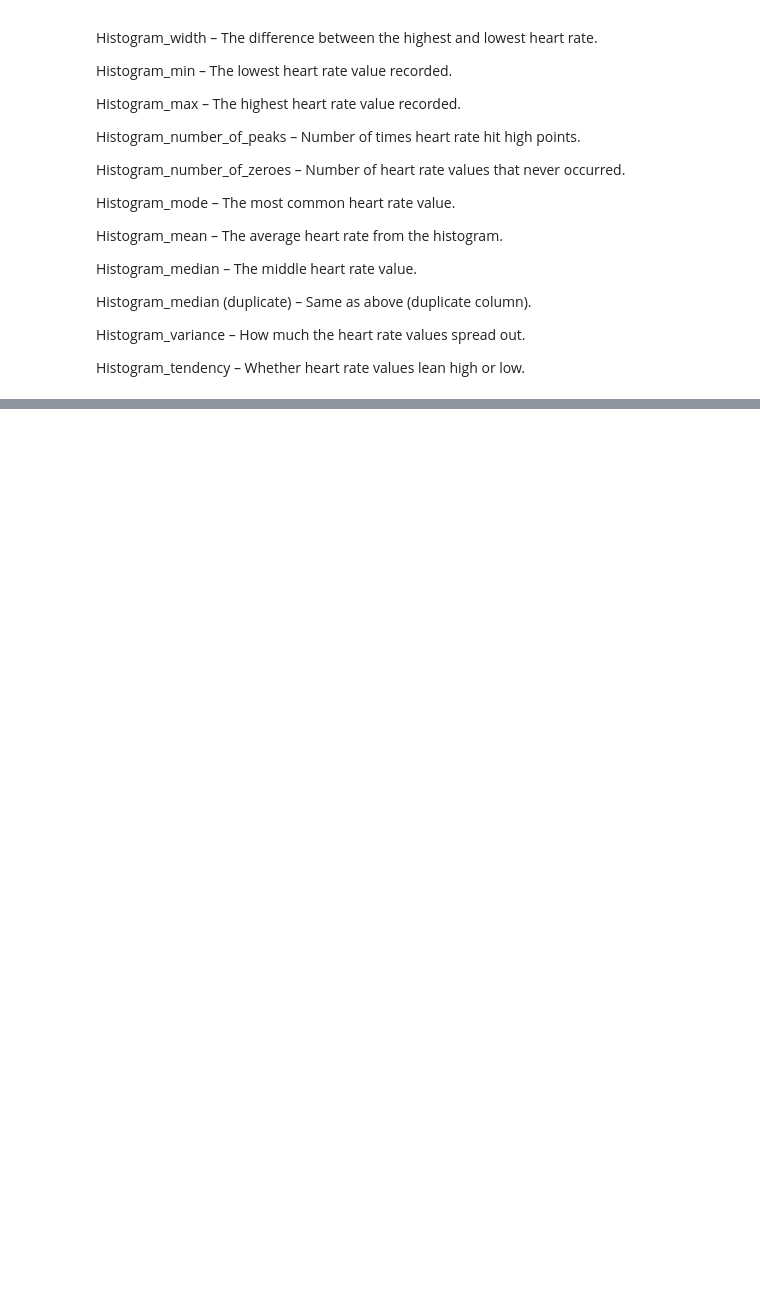
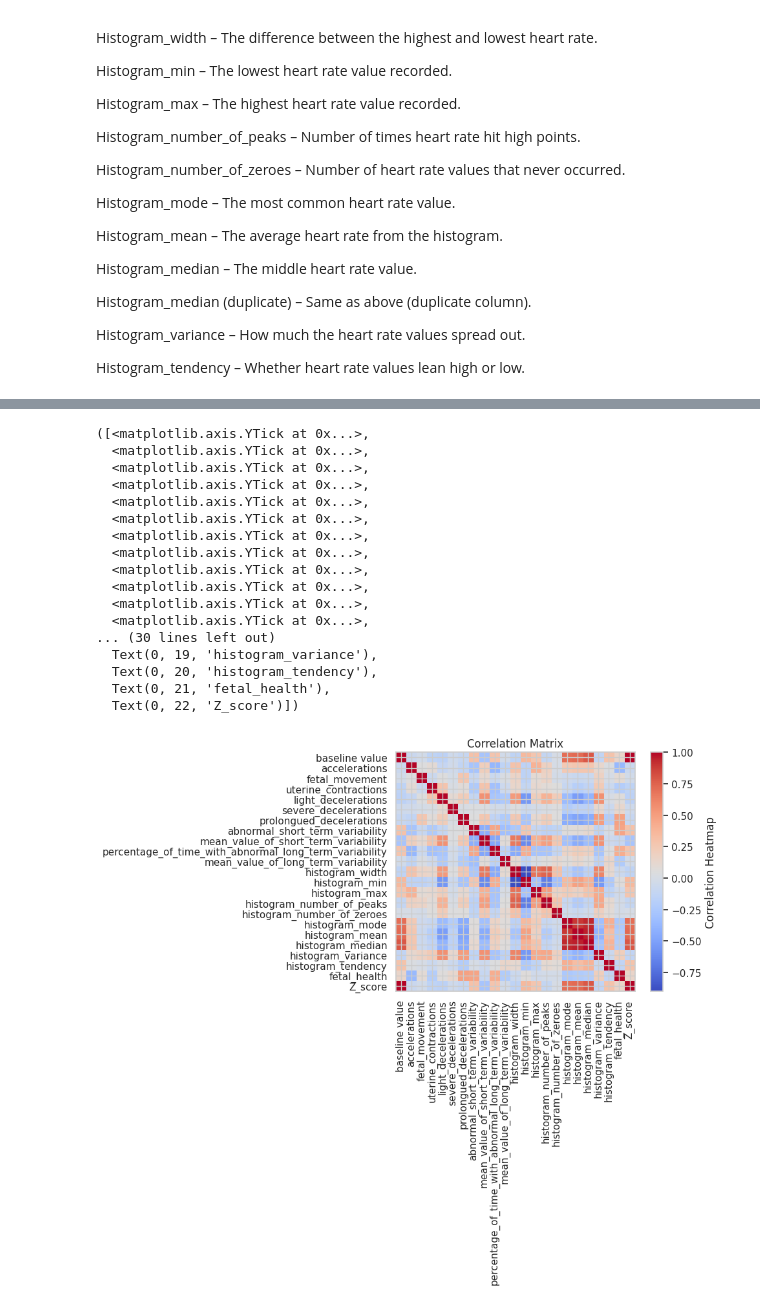
Before and after one commit to ShaneBollinger/Fetal-ANS-Health-Prediction-Project, a Jupyter notebook: TCS__Reproductive_Medicine_ipynb.ipynb, the cells around one changed output, grey strips where cells are left out. Cells and saved outputs as stored; diff of their text form; code cells hidden in the pictures; blank space fills up the shorter version.

```diff
--- a/TCS__Reproductive_Medicine_ipynb.ipynb
+++ b/TCS__Reproductive_Medicine_ipynb.ipynb
@@ -88,0 +101,28 @@ df.head(1)
+# %%
+#Visualizing Correlations Between Features
+corr = df.corr()
+
+plt.imshow(corr, cmap='coolwarm', interpolation='nearest')
+plt.colorbar(label= 'Correlation Heatmap')
+plt.title('Correlation Matrix')
+plt.xticks(range(len(corr.columns)), corr.columns, rotation=90)
+plt.yticks(range(len(corr.columns)), corr.columns)
+# %% [output]
+([<matplotlib.axis.YTick at 0x...>,
+  <matplotlib.axis.YTick at 0x...>,
+  <matplotlib.axis.YTick at 0x...>,
+  <matplotlib.axis.YTick at 0x...>,
+  <matplotlib.axis.YTick at 0x...>,
+  <matplotlib.axis.YTick at 0x...>,
+  <matplotlib.axis.YTick at 0x...>,
+  <matplotlib.axis.YTick at 0x...>,
+  <matplotlib.axis.YTick at 0x...>,
+  <matplotlib.axis.YTick at 0x...>,
+  <matplotlib.axis.YTick at 0x...>,
+  <matplotlib.axis.YTick at 0x...>,
+... (30 lines left out)
+  Text(0, 19, 'histogram_variance'),
+  Text(0, 20, 'histogram_tendency'),
+  Text(0, 21, 'fetal_health'),
+  Text(0, 22, 'Z_score')])
+[figure, added]
```
Also changed, not shown: parts of 16 cells of this notebook.
